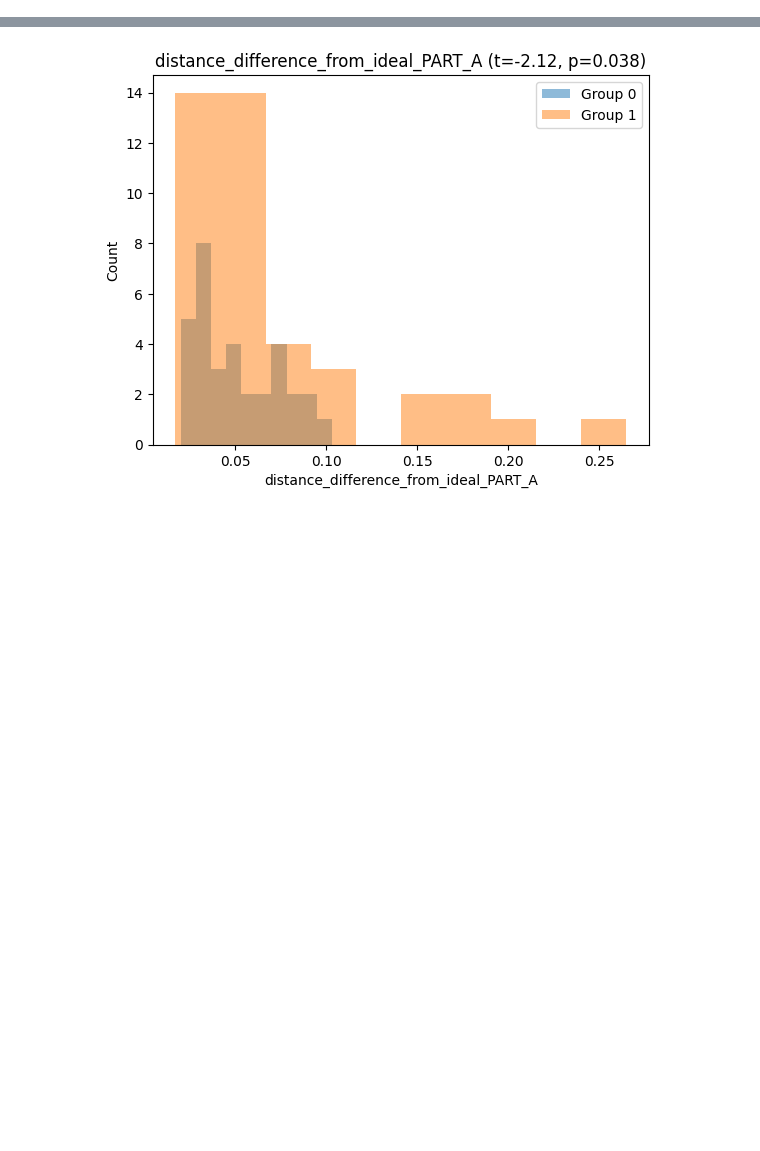
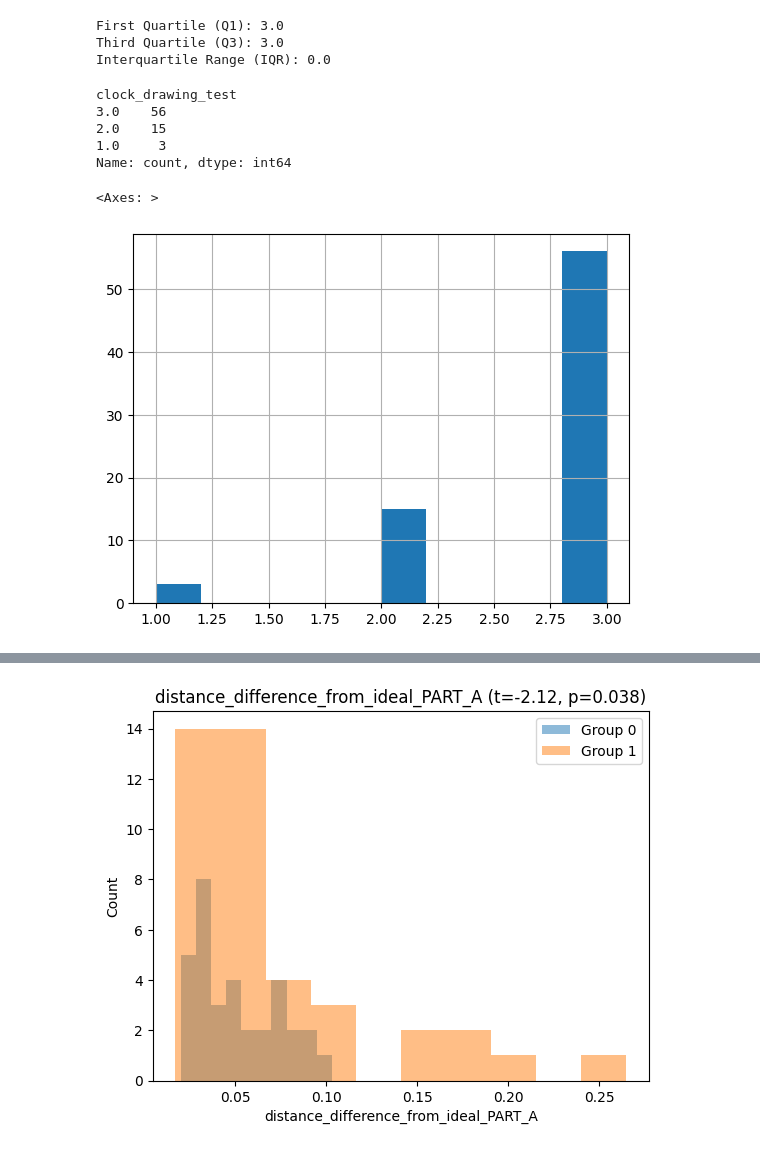
Before and after one commit to gianluca-capelo/tmt-analysis, a Jupyter notebook: notebooks/eda.ipynb, the cells around one changed output, grey strips where cells are left out. Cells and saved outputs as stored; diff of their text form; code cells hidden in the pictures; blank space fills up the shorter version.

```diff
--- a/notebooks/eda.ipynb
+++ b/notebooks/eda.ipynb
@@ -11,0 +36,32 @@ base_path = str(Path(full_path).parents[1])  # "path"
+# %%
+data = df_non_digital['clock_drawing_test']
+
+# Calculate Q1 (25th percentile)
+Q1 = data.quantile(0.25)
+
+# Calculate Q3 (75th percentile)
+Q3 = data.quantile(0.75)
+
+# Calculate the Interquartile Range (IQR)
+IQR = Q3 - Q1
+
+print(f"First Quartile (Q1): {Q1}")
+print(f"Third Quartile (Q3): {Q3}")
+print(f"Interquartile Range (IQR): {IQR}")
+# %% [output]
+First Quartile (Q1): 3.0
+Third Quartile (Q3): 3.0
+Interquartile Range (IQR): 0.0
+# %%
+data.value_counts()
+# %% [output]
+clock_drawing_test
+3.0    56
+2.0    15
+1.0     3
+Name: count, dtype: int64
+# %%
+data.hist()
+# %% [output]
+<Axes: >
+[figure, added]
```
Also changed, not shown: parts of 5 cells of this notebook.
